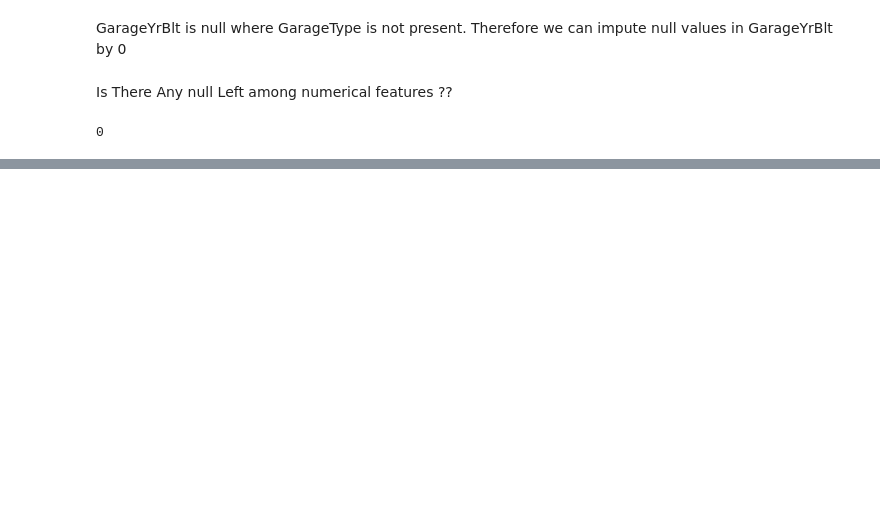
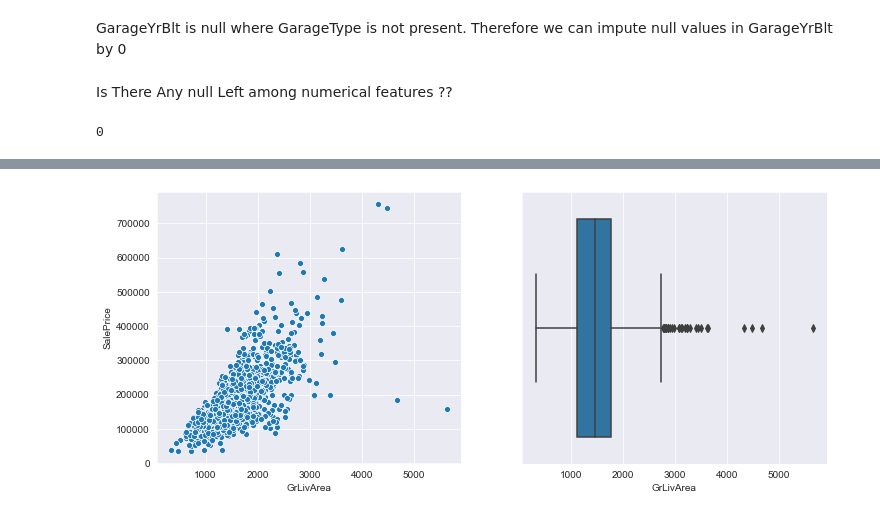
Before and after one commit to gitSuyash/Regression-Housing-Dataset, a Jupyter notebook: Notebook.ipynb, the cells around one changed output, grey strips where cells are left out. Saved outputs shown, nothing was run; the diff lists cells and outputs as text; code cells hidden in the pictures; blank space fills up the shorter version.

```diff
--- a/Notebook.ipynb
+++ b/Notebook.ipynb
@@ -144,8 +145,3 @@ Index(['MSSubClass', 'LotFrontage', 'LotArea', 'OverallQual', 'OverallCond',
 * LotFrontage, MasVnrArea, GarageYrBlt: These variables contain null values
 # %% [markdown]
 Dealing with nulls in LotFrontage variable
-# %%
-sns.set_style('darkgrid')
-fig, (ax1,ax2) = plt.subplots(1,2,figsize=(30,8))
-sns.scatterplot('LotFrontage','SalePrice',data=num_features,ax=ax1)
-sns.boxplot('LotFrontage',data=num_features,ax=ax2,palette='muted')
@@ -334,0 +212,9 @@ The value of feature is non-zero for very few observations, therefore in an atte
+# %%
+def scatter_box_plot(feature):
+    fig,(ax1,ax2) = plt.subplots(1,2,figsize=(12,5))
+    sns.scatterplot(feature,'SalePrice',data=train,ax=ax1)
+    sns.boxplot(feature,data=train,ax=ax2)
+# %%
+scatter_box_plot('GrLivArea')
+# %% [output]
+[figure, added]
```
Also changed, not shown: parts of 75 cells of this notebook.
